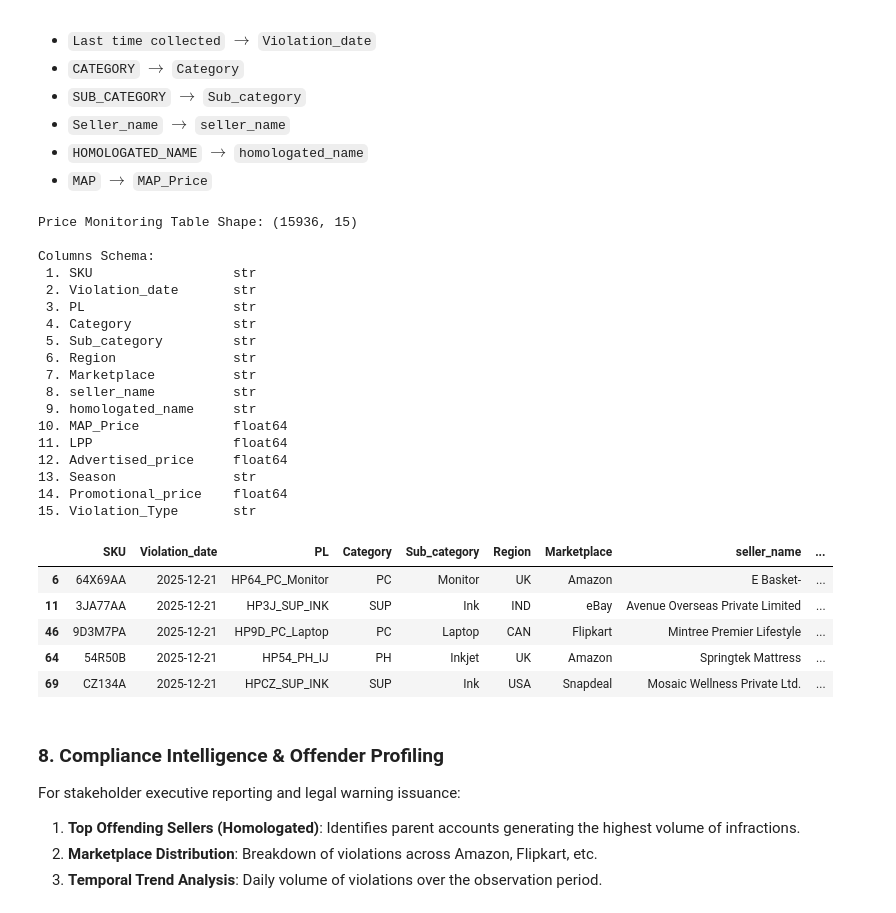
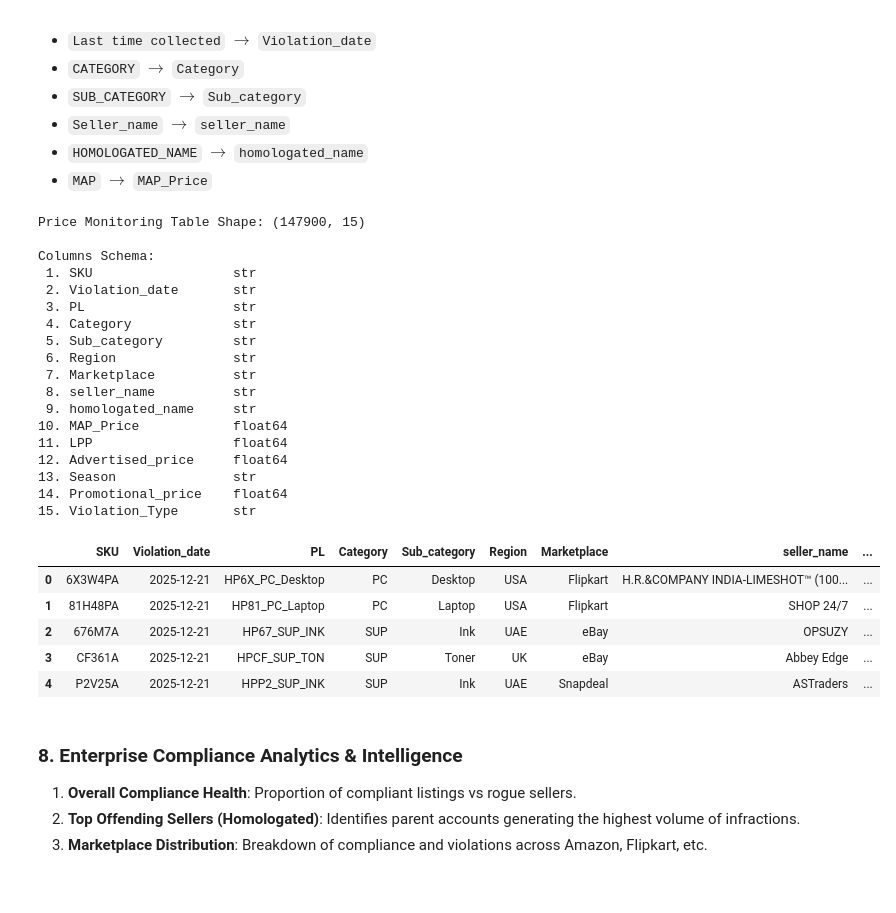
Before and after one commit to deringirish/map-data-analysis-project, a Jupyter notebook: src/notebooks/02_price_monitoring.ipynb, the cells around one changed output. Drawn from its saved outputs; the diff is of its cells as text; code cells hidden in the pictures.

Commit message:
feat(monitoring): retain all 147,900 observations with complete compliance classification

```diff
--- a/src/notebooks/02_price_monitoring.ipynb
+++ b/src/notebooks/02_price_monitoring.ipynb
@@ -264,14 +253,15 @@ The compliance audit enforces three distinct violation checks using currency-nor
 # %%
-def audit_violation_status(row, promo_sku_set):
+def audit_compliance_status(row, promo_sku_set):
     """
-    Classifies violation severity and type based on currency-normalized pricing rules.
+    Audits every record and classifies compliance or specific violation category.
     """
+    if pd.isna(row['MAP']) or pd.isna(row['LPP']):
+        return 'Unlisted SKU (No Benchmark)'
+
     adv_inr = row['Advertised_price_INR']
     lpp = row['LPP']
     map_price = row['MAP']
     sku = str(row['SKU']).strip()
-    adv_local = row['Advertised_price']
-    promo_price = row['Promotional_price']
     is_promo = sku in promo_sku_set
 
     # Priority 1: Direct breach of Lowest Possible Price (LPP)
@@ -282,26 +272,18 @@ def audit_violation_status(row, promo_sku_set):
     elif not is_promo and adv_inr < map_price:
         return 'Unauthorized Discount (Non-Promotional SKU)'
 
-    # Priority 3: Promotional SKU breaching promotional price floor
-    elif is_promo and pd.notna(promo_price) and adv_local < promo_price:
-        return 'Sub-Promotional Floor Violation'
+    # Priority 3: Fully compliant observation
+    else:
+        return 'Compliant'
 
-    return np.nan
-
-# Tag violation status
-audit_df['Violation_Type'] = audit_df.apply(
-    lambda r: audit_violation_status(r, authorized_promotional_skus),
+# Tag compliance status for all records
+merged_df['Violation_Type'] = merged_df.apply(
+    lambda r: audit_compliance_status(r, authorized_promotional_skus),
     axis=1
 )
 
-# Extract violations only
-violations_df = audit_df[audit_df['Violation_Type'].notna()].copy()
-
-print("=== Violation Audit Results (With FX Currency Normalization) ===")
-print(f"Total Observations Audited: {len(audit_df):,}")
-print(f"Total Violations Detected:   {len(violations_df):,} ({len(violations_df)/len(audit_df)*100:.2f}%)")
-print("\nBreakdown by Violation Type:")
-print(violations_df['Violation_Type'].value_counts())
-print("\nRegional Violation Distribution:")
-display(violations_df.groupby('Region')['Violation_Type'].value_counts().unstack(fill_value=0))
+print("=== Complete Compliance Audit Summary (All 147,900 Records) ===")
+print(merged_df['Violation_Type'].value_counts())
+print("\nDistribution by Region:")
+display(merged_df.groupby(['Region', 'Violation_Type'])['SKU'].count().unstack(fill_value=0))
 # %% [output]
@@ -343,7 +323,7 @@ schema_rename_map = {
     'MAP': 'MAP_Price'
 }
 
-violations_df = violations_df.rename(columns=schema_rename_map)
+full_monitored_df = merged_df.rename(columns=schema_rename_map)
 
 # Exact target column sequence per Data Dictionary + Violation_Type
 target_columns = [
@@ -363,44 +343,43 @@ target_columns = [
     'Promotional_price',
     'Violation_Type'
 ]
 
-price_monitoring_table = violations_df[target_columns].copy()
+price_monitoring_table = full_monitored_df[target_columns].copy()
 
 print("Price Monitoring Table Shape:", price_monitoring_table.shape)
 print("\nColumns Schema:")
 for idx, col in enumerate(price_monitoring_table.columns, 1):
     print(f"{idx:2d}. {col:<20} {str(price_monitoring_table[col].dtype):<10}")
 
 display(price_monitoring_table.head(5))
 # %% [output]
-Price Monitoring Table Shape: (15936, 15)
+Price Monitoring Table Shape: (147900, 15)
 
 Columns Schema:
  1. SKU                  str
  2. Violation_date       str
  3. PL                   str
  4. Category             str
  5. Sub_category         str
  6. Region               str
  7. Marketplace          str
  8. seller_name          str
  9. homologated_name     str
 10. MAP_Price            float64
 11. LPP                  float64
 12. Advertised_price     float64
 13. Season               str
 14. Promotional_price    float64
 15. Violation_Type       str
 |  | SKU | Violation_date | PL | Category | Sub_category | Region | Marketplace | seller_name | ... |
-| 6 | 64X69AA | 2025-12-21 | HP64_PC_Monitor | PC | Monitor | UK | Amazon | E Basket- | ... |
-| 11 | 3JA77AA | 2025-12-21 | HP3J_SUP_INK | SUP | Ink | IND | eBay | Avenue Overseas Private Limited | ... |
-| 46 | 9D3M7PA | 2025-12-21 | HP9D_PC_Laptop | PC | Laptop | CAN | Flipkart | Mintree Premier Lifestyle | ... |
-| 64 | 54R50B | 2025-12-21 | HP54_PH_IJ | PH | Inkjet | UK | Amazon | Springtek Mattress | ... |
-| 69 | CZ134A | 2025-12-21 | HPCZ_SUP_INK | SUP | Ink | USA | Snapdeal | Mosaic Wellness Private Ltd. | ... |
+| 0 | 6X3W4PA | 2025-12-21 | HP6X_PC_Desktop | PC | Desktop | USA | Flipkart | H.R.&COMPANY INDIA-LIMESHOT™ (100... | ... |
+| 1 | 81H48PA | 2025-12-21 | HP81_PC_Laptop | PC | Laptop | USA | Flipkart | SHOP 24/7 | ... |
+| 2 | 676M7A | 2025-12-21 | HP67_SUP_INK | SUP | Ink | UAE | eBay | OPSUZY | ... |
+| 3 | CF361A | 2025-12-21 | HPCF_SUP_TON | SUP | Toner | UK | eBay | Abbey Edge | ... |
+| 4 | P2V25A | 2025-12-21 | HPP2_SUP_INK | SUP | Ink | UAE | Snapdeal | ASTraders | ... |
 # %% [markdown]
-### 8. Compliance Intelligence & Offender Profiling
-For stakeholder executive reporting and legal warning issuance:
-1. **Top Offending Sellers (Homologated)**: Identifies parent accounts generating the highest volume of infractions.
-2. **Marketplace Distribution**: Breakdown of violations across Amazon, Flipkart, etc.
-3. **Temporal Trend Analysis**: Daily volume of violations over the observation period.
+### 8. Enterprise Compliance Analytics & Intelligence
+1. **Overall Compliance Health**: Proportion of compliant listings vs rogue sellers.
+2. **Top Offending Sellers (Homologated)**: Identifies parent accounts generating the highest volume of infractions.
+3. **Marketplace Distribution**: Breakdown of compliance and violations across Amazon, Flipkart, etc.
 # %%
```
Also changed, not shown: parts of 11 cells of this notebook, 1 other file.
